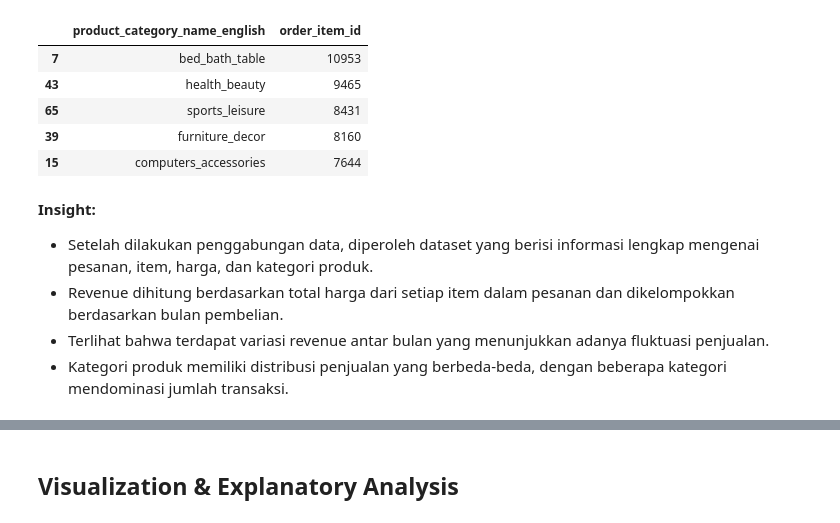
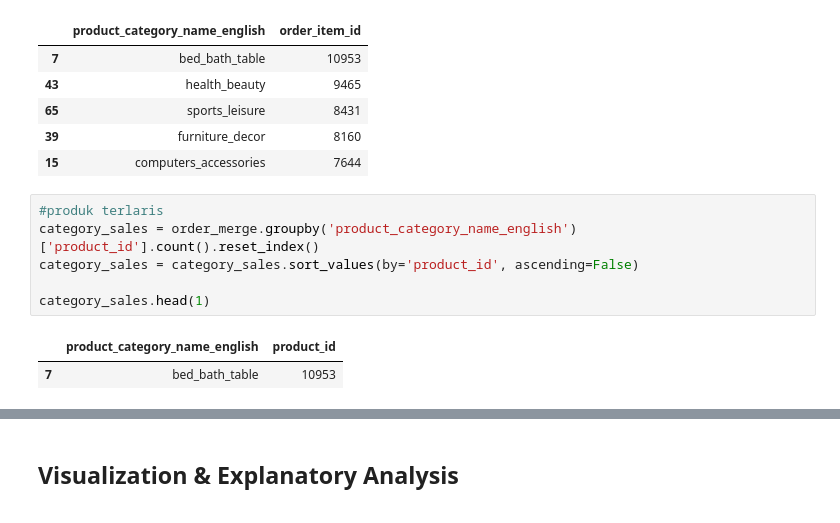
Before and after one commit to nabilafarahhh/dashboard-ecommerce-dicoding, a Jupyter notebook: notebook.ipynb, the cells around one changed output, grey strips where cells are left out. Saved outputs shown, nothing was run; the diff lists cells and outputs as text.

```diff
--- a/notebook.ipynb
+++ b/notebook.ipynb
@@ -263,10 +270,12 @@ category_sales.head()
 | 65 | sports_leisure | 8431 |
 | 39 | furniture_decor | 8160 |
 | 15 | computers_accessories | 7644 |
-# %% [markdown]
-**Insight:**
-
-- Setelah dilakukan penggabungan data, diperoleh dataset yang berisi informasi lengkap mengenai pesanan, item, harga, dan kategori produk.
-- Revenue dihitung berdasarkan total harga dari setiap item dalam pesanan dan dikelompokkan berdasarkan bulan pembelian.
-- Terlihat bahwa terdapat variasi revenue antar bulan yang menunjukkan adanya fluktuasi penjualan.
-- Kategori produk memiliki distribusi penjualan yang berbeda-beda, dengan beberapa kategori mendominasi jumlah transaksi.
+# %%
+#produk terlaris
+category_sales = order_merge.groupby('product_category_name_english')['product_id'].count().reset_index()
+category_sales = category_sales.sort_values(by='product_id', ascending=False)
+
+category_sales.head(1)
+# %% [output]
+|  | product_category_name_english | product_id |
+| 7 | bed_bath_table | 10953 |
```
Also changed, not shown: parts of 18 cells of this notebook.
